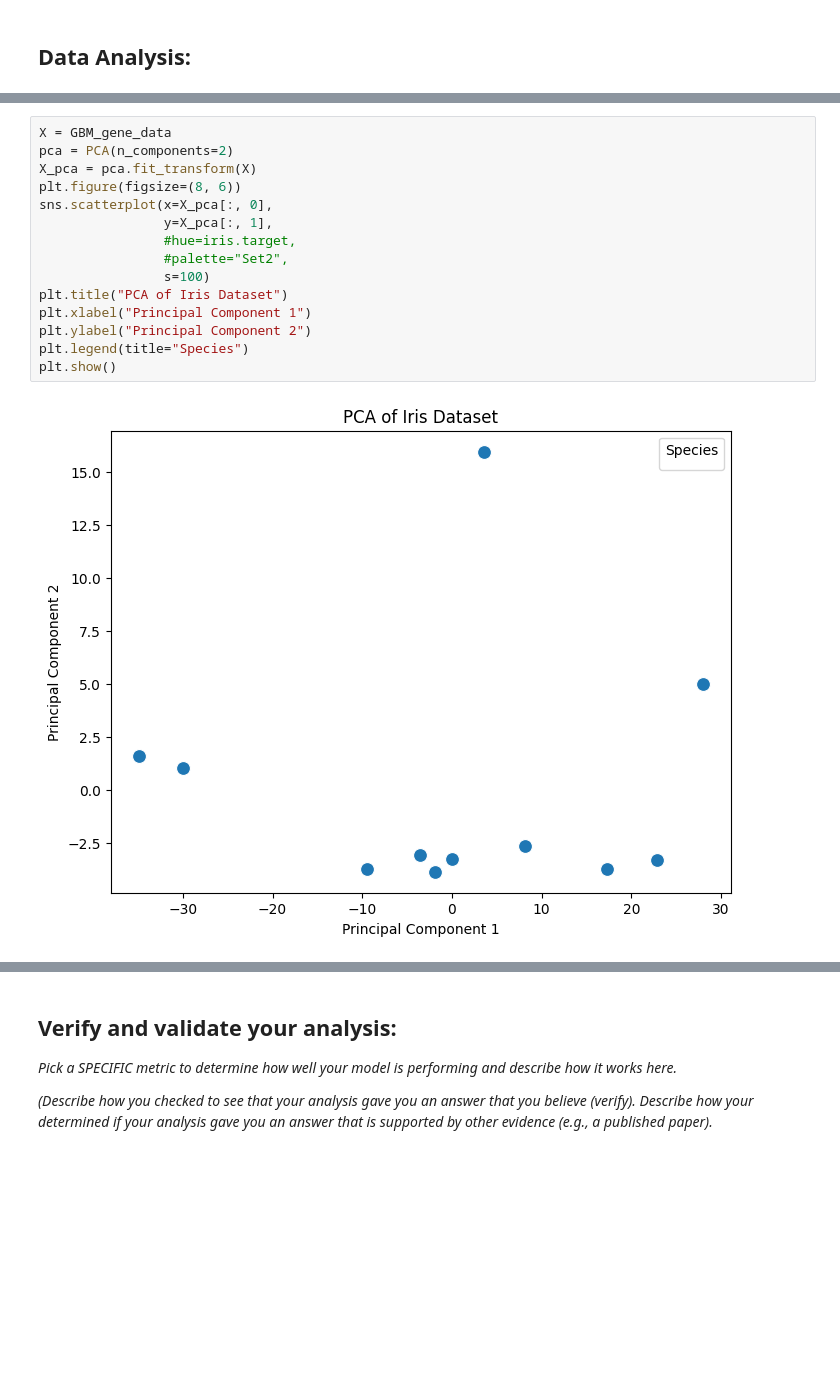
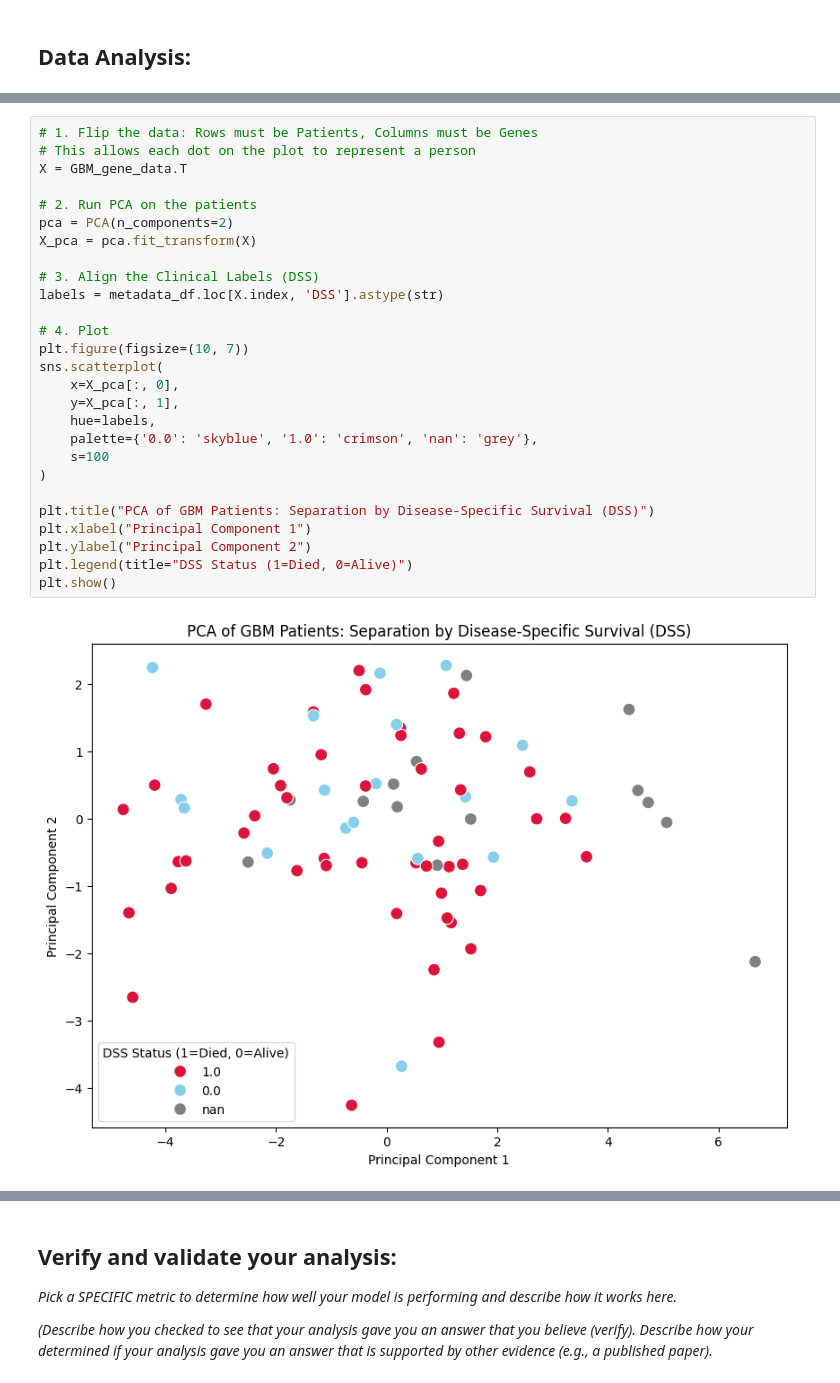
Before and after one commit to ktt920/Module-4-Cancer, a Jupyter notebook: code/Module 4 Template.ipynb, the cells around one changed output, grey strips where cells are left out. Cells and saved outputs as stored; diff of their text form; blank space fills up the shorter version.

```diff
--- a/code/Module 4 Template.ipynb
+++ b/code/Module 4 Template.ipynb
@@ -148,17 +171,29 @@ IL8                        5.663595                      7.870089
 # %%
-X = GBM_gene_data
+# 1. Flip the data: Rows must be Patients, Columns must be Genes
+# This allows each dot on the plot to represent a person
+X = GBM_gene_data.T
+
+# 2. Run PCA on the patients
 pca = PCA(n_components=2)
 X_pca = pca.fit_transform(X)
-plt.figure(figsize=(8, 6))
-sns.scatterplot(x=X_pca[:, 0],
-                y=X_pca[:, 1],
-                #hue=iris.target,
-                #palette="Set2",
-                s=100)
-plt.title("PCA of Iris Dataset")
+
+# 3. Align the Clinical Labels (DSS)
+labels = metadata_df.loc[X.index, 'DSS'].astype(str)
+
+# 4. Plot
+plt.figure(figsize=(10, 7))
+sns.scatterplot(
+    x=X_pca[:, 0],
+    y=X_pca[:, 1],
+    hue=labels,
+    palette={'0.0': 'skyblue', '1.0': 'crimson', 'nan': 'grey'},
+    s=100
+)
+
+plt.title("PCA of GBM Patients: Separation by Disease-Specific Survival (DSS)")
 plt.xlabel("Principal Component 1")
 plt.ylabel("Principal Component 2")
-plt.legend(title="Species")
+plt.legend(title="DSS Status (1=Died, 0=Alive)")
 plt.show()
 # %% [output]
-[figure, old version]
+[figure, new version]
```
Also changed, not shown: parts of 17 cells of this notebook.
